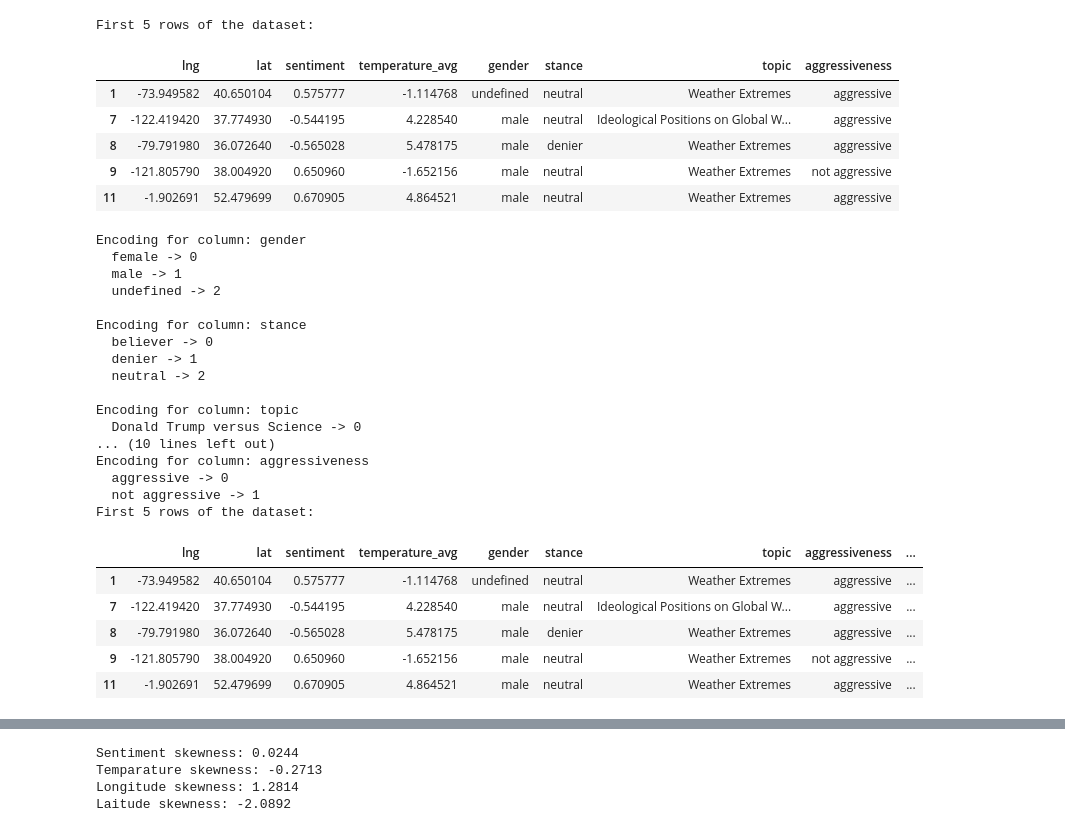
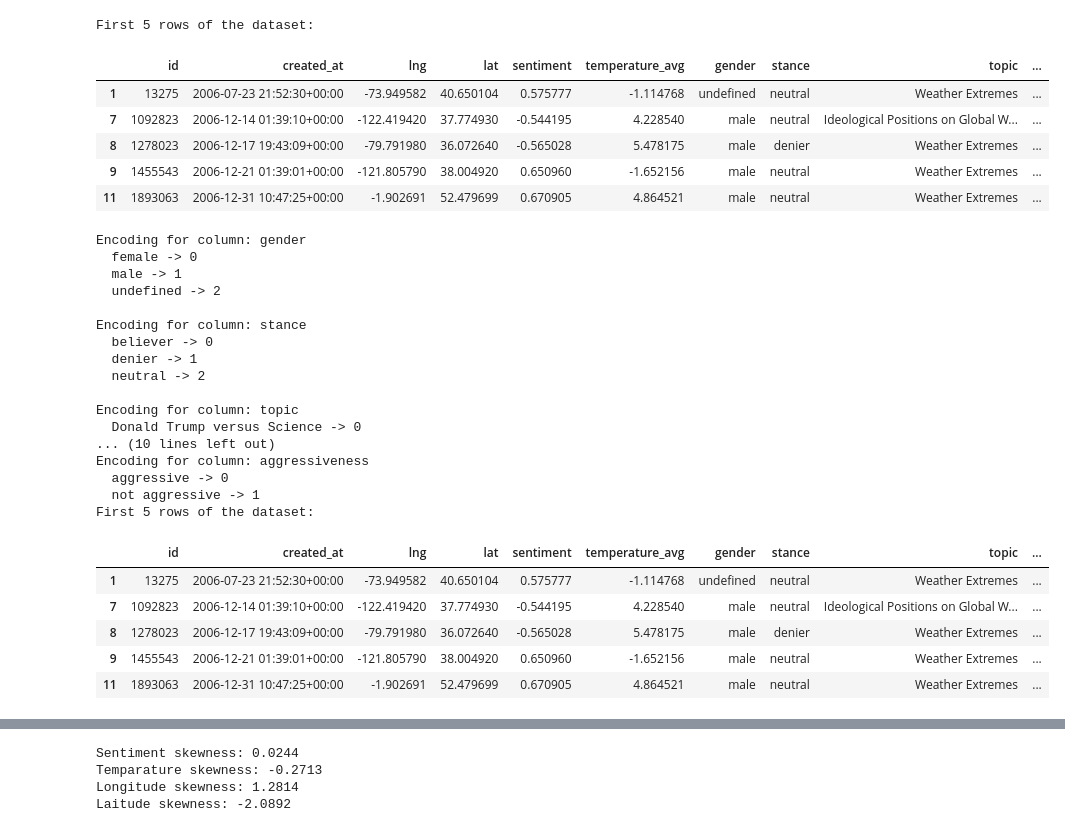
Before and after one commit to gbengacruz/data-analytics-python, a Jupyter notebook: BDA.ipynb, the cells around one changed output, grey strips where cells are left out. Drawn from its saved outputs; the diff is of its cells as text; code cells hidden in the pictures.

```diff
--- a/BDA.ipynb
+++ b/BDA.ipynb
@@ -12,7 +7,7 @@ import seaborn as sns
 import missingno as msno
 
 # Load the dataset
-df = pd.read_csv("The Climate Change Twitter Dataset.csv")
+df = pd.read_csv("/content/The Climate Change Twitter Dataset.csv")
 
 # Display first 5 rows
 print("First 5 rows of the dataset:")
@@ -95,17 +91,18 @@ dtype: int64
 [figure]
 # %%
 # Drop rows with missing values for key predictive features
-df_cleaned = df[['lng','lat','sentiment', 'temperature_avg', 'gender', 'stance', 'topic', 'aggressiveness']].dropna()
+df_cleaned = df[['id','created_at','lng','lat','sentiment', 'temperature_avg', 'gender', 'stance', 'topic', 'aggressiveness']].dropna()
 print("First 5 rows of the dataset:")
+df_cleaned['created_at'] = pd.to_datetime(df_cleaned['created_at'], errors='coerce')
 display(df_cleaned.head())
 # %% [output]
 First 5 rows of the dataset:
-|  | lng | lat | sentiment | temperature_avg | gender | stance | topic | aggressiveness |
-| 1 | -73.949582 | 40.650104 | 0.575777 | -1.114768 | undefined | neutral | Weather Extremes | aggressive |
-| 7 | -122.419420 | 37.774930 | -0.544195 | 4.228540 | male | neutral | Ideological Positions on Global W... | aggressive |
-| 8 | -79.791980 | 36.072640 | -0.565028 | 5.478175 | male | denier | Weather Extremes | aggressive |
-| 9 | -121.805790 | 38.004920 | 0.650960 | -1.652156 | male | neutral | Weather Extremes | not aggressive |
-| 11 | -1.902691 | 52.479699 | 0.670905 | 4.864521 | male | neutral | Weather Extremes | aggressive |
+|  | id | created_at | lng | lat | sentiment | temperature_avg | gender | stance | topic | ... |
+| 1 | 13275 | 2006-07-23 21:52:30+00:00 | -73.949582 | 40.650104 | 0.575777 | -1.114768 | undefined | neutral | Weather Extremes | ... |
+| 7 | 1092823 | 2006-12-14 01:39:10+00:00 | -122.419420 | 37.774930 | -0.544195 | 4.228540 | male | neutral | Ideological Positions on Global W... | ... |
+| 8 | 1278023 | 2006-12-17 19:43:09+00:00 | -79.791980 | 36.072640 | -0.565028 | 5.478175 | male | denier | Weather Extremes | ... |
+| 9 | 1455543 | 2006-12-21 01:39:01+00:00 | -121.805790 | 38.004920 | 0.650960 | -1.652156 | male | neutral | Weather Extremes | ... |
+| 11 | 1893063 | 2006-12-31 10:47:25+00:00 | -1.902691 | 52.479699 | 0.670905 | 4.864521 | male | neutral | Weather Extremes | ... |
 # %%
 #Data Transformation- Encoding Categorical Variables
 from sklearn.preprocessing import LabelEncoder
@@ -154,12 +151,12 @@ Encoding for column: aggressiveness
   aggressive -> 0
   not aggressive -> 1
 First 5 rows of the dataset:
-|  | lng | lat | sentiment | temperature_avg | gender | stance | topic | aggressiveness | ... |
-| 1 | -73.949582 | 40.650104 | 0.575777 | -1.114768 | undefined | neutral | Weather Extremes | aggressive | ... |
-| 7 | -122.419420 | 37.774930 | -0.544195 | 4.228540 | male | neutral | Ideological Positions on Global W... | aggressive | ... |
-| 8 | -79.791980 | 36.072640 | -0.565028 | 5.478175 | male | denier | Weather Extremes | aggressive | ... |
-| 9 | -121.805790 | 38.004920 | 0.650960 | -1.652156 | male | neutral | Weather Extremes | not aggressive | ... |
-| 11 | -1.902691 | 52.479699 | 0.670905 | 4.864521 | male | neutral | Weather Extremes | aggressive | ... |
+|  | id | created_at | lng | lat | sentiment | temperature_avg | gender | stance | topic | ... |
+| 1 | 13275 | 2006-07-23 21:52:30+00:00 | -73.949582 | 40.650104 | 0.575777 | -1.114768 | undefined | neutral | Weather Extremes | ... |
+| 7 | 1092823 | 2006-12-14 01:39:10+00:00 | -122.419420 | 37.774930 | -0.544195 | 4.228540 | male | neutral | Ideological Positions on Global W... | ... |
+| 8 | 1278023 | 2006-12-17 19:43:09+00:00 | -79.791980 | 36.072640 | -0.565028 | 5.478175 | male | denier | Weather Extremes | ... |
+| 9 | 1455543 | 2006-12-21 01:39:01+00:00 | -121.805790 | 38.004920 | 0.650960 | -1.652156 | male | neutral | Weather Extremes | ... |
+| 11 | 1893063 | 2006-12-31 10:47:25+00:00 | -1.902691 | 52.479699 | 0.670905 | 4.864521 | male | neutral | Weather Extremes | ... |
 # %%
 #Scaling Numerical Features
 from sklearn.preprocessing import StandardScaler
```
Also changed, not shown: parts of 25 cells of this notebook, 1 other file.
